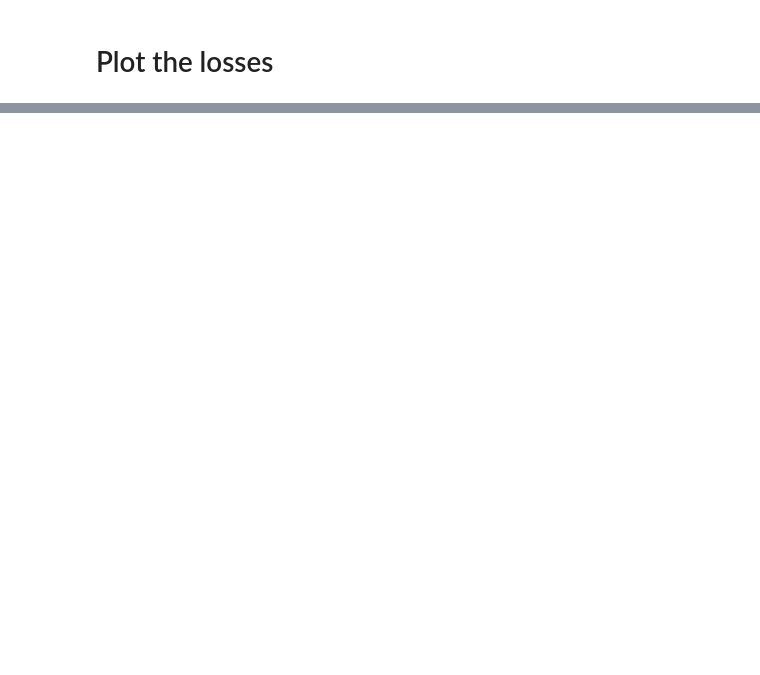
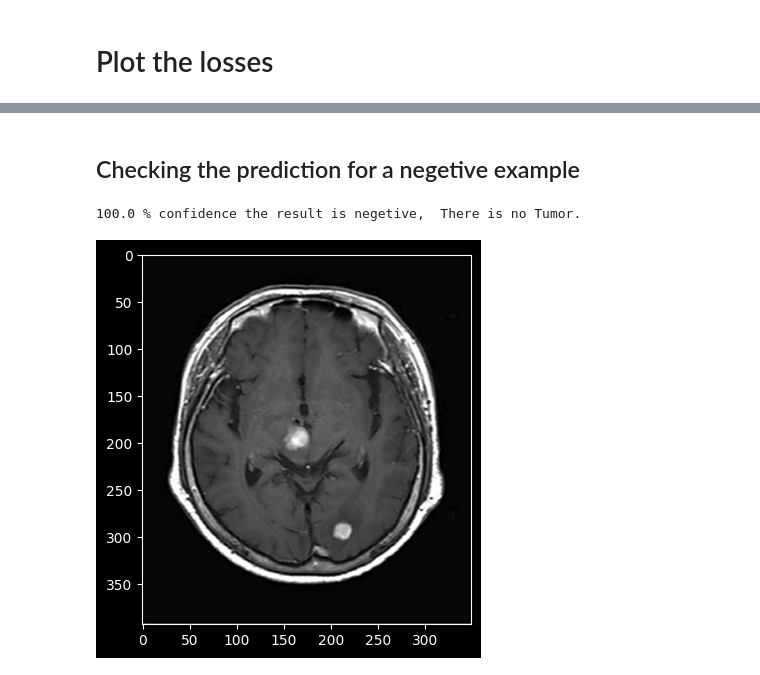
Before and after one commit to shajon1211045/brain_tumor_prediction, a Jupyter notebook: cnn_brain_tumor.ipynb, the cells around one changed output, grey strips where cells are left out. Cells and saved outputs as stored; diff of their text form; code cells hidden in the pictures; blank space fills up the shorter version.

```diff
--- a/cnn_brain_tumor.ipynb
+++ b/cnn_brain_tumor.ipynb
@@ -162,0 +165,20 @@ plt.show()
+# %%
+def names(number):
+    if number==0:
+        return 'Its a Tumor.'
+    else:
+        return 'There is no Tumor.'
+# %% [markdown]
+<h2>Checking the prediction for a negetive example</h2>
+# %%
+from matplotlib.pyplot import imshow
+img = Image.open(r'../brain tumor/brain_tumor_dataset/no/N17.jpg')
+x = np.array(img.resize((128,128)))
+x = x.reshape(1,128,128,3)
+res = model.predict_on_batch(x)
+classification = np.where(res == np.amax(res))[1][0]
+imshow(img)
+print(str(res[0][classification]*100),'% confidence the result is negetive, ', names(classification))
+# %% [output]
+100.0 % confidence the result is negetive,  There is no Tumor.
+[figure, added]
```
Also changed, not shown: parts of 7 cells of this notebook.
